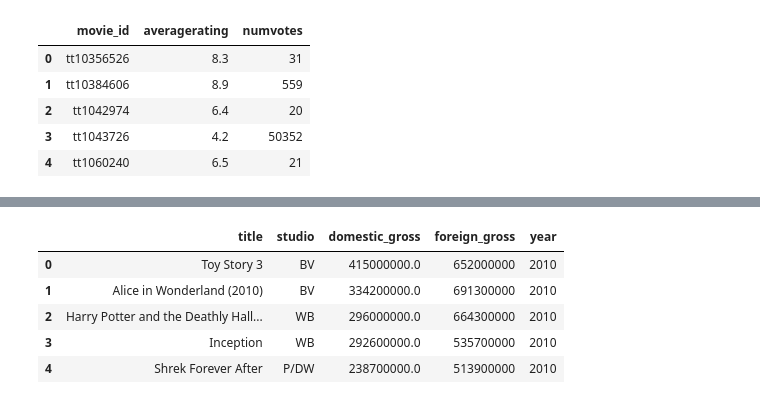
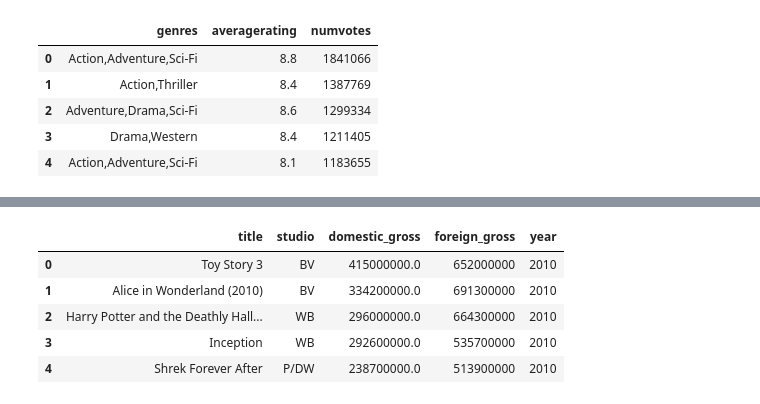
Before and after one commit to Omballa/movie_analysis, a Jupyter notebook: main.ipynb, the cells around one changed output, grey strips where cells are left out. Drawn from its saved outputs; the diff is of its cells as text; code cells hidden in the pictures.

Commit message:
Cleaning, Preparing and Analysing the data

```diff
--- a/main.ipynb
+++ b/main.ipynb
@@ -5,16 +5,24 @@ import sqlite3
 # %%
 # Import im.db
 
-conn = sqlite3.connect('./zippedData/im.db')
-query = 'SELECT * FROM movie_ratings'
+conn = sqlite3.connect('./data/im.db')
+query = '''SELECT
+                mb.genres,
+                mr.averagerating, mr.numvotes
+            FROM movie_basics AS mb
+            JOIN movie_ratings AS mr ON mb.movie_id = mr.movie_id
+            ORDER BY mr.numvotes DESC;
+        '''
 df = pd.read_sql_query(query, conn)
 
 conn.close()
+
+
 df.head()
 # %% [output]
-|  | movie_id | averagerating | numvotes |
-| 0 | tt10356526 | 8.3 | 31 |
-| 1 | tt10384606 | 8.9 | 559 |
-| 2 | tt1042974 | 6.4 | 20 |
-| 3 | tt1043726 | 4.2 | 50352 |
-| 4 | tt1060240 | 6.5 | 21 |
+|  | genres | averagerating | numvotes |
+| 0 | Action,Adventure,Sci-Fi | 8.8 | 1841066 |
+| 1 | Action,Thriller | 8.4 | 1387769 |
+| 2 | Adventure,Drama,Sci-Fi | 8.6 | 1299334 |
+| 3 | Drama,Western | 8.4 | 1211405 |
+| 4 | Action,Adventure,Sci-Fi | 8.1 | 1183655 |
```
Also changed, not shown: parts of 17 cells of this notebook, 2 other files.
